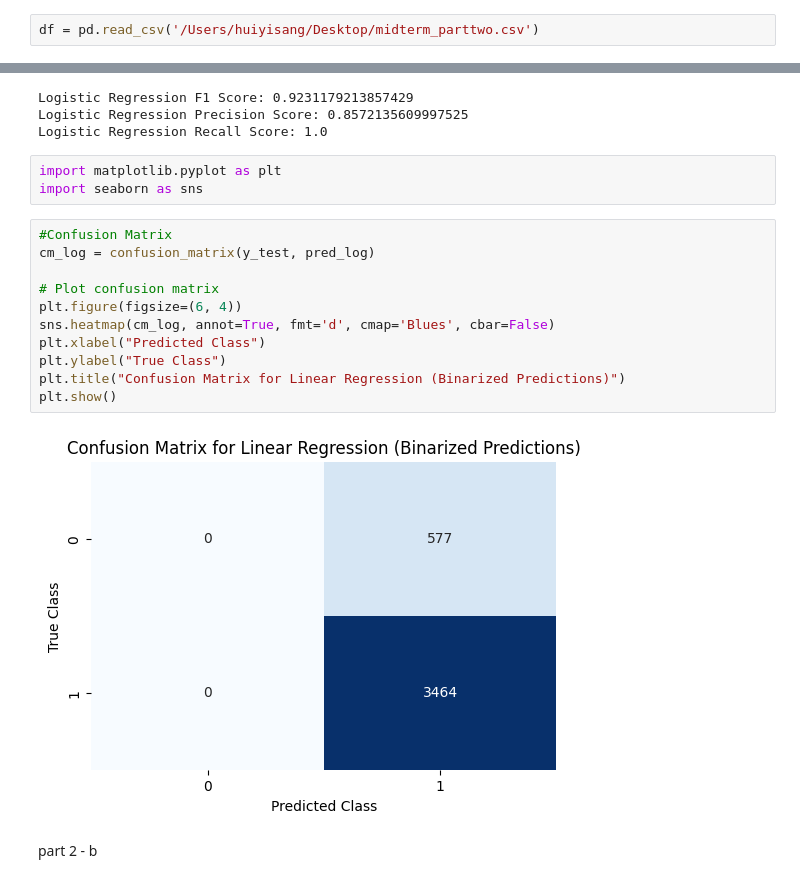
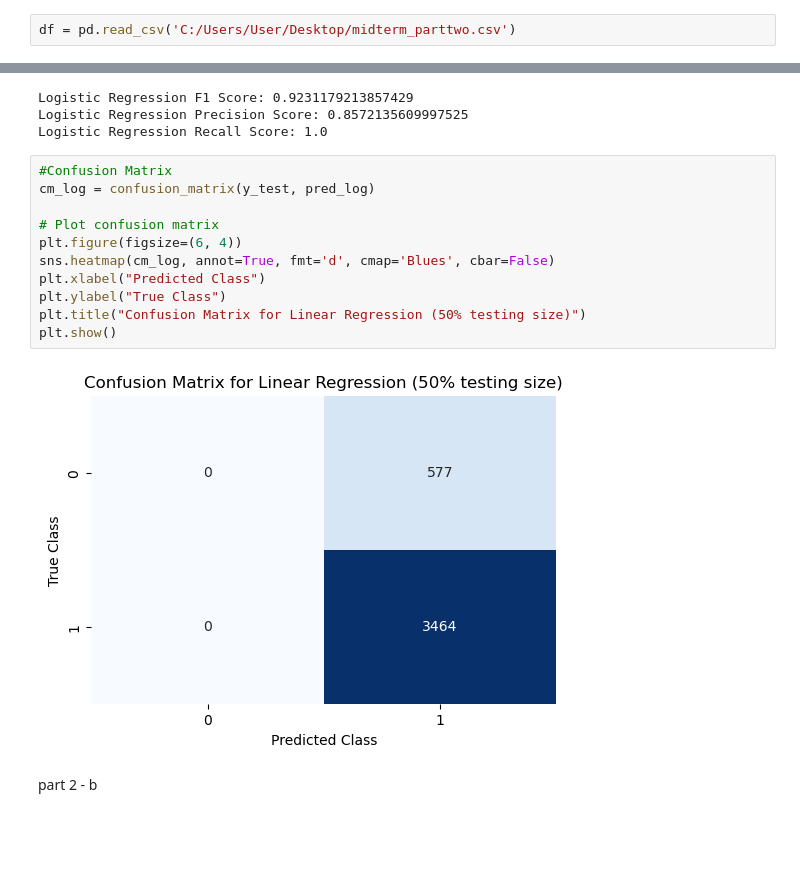
Before and after one commit to qmdismnp/Schulich_DS_MBAN, a Jupyter notebook: predictive midterm.ipynb, the cells around one changed output, grey strips where cells are left out. Drawn from its saved outputs; the diff is of its cells as text; blank space fills up the shorter version.

```diff
--- a/predictive midterm.ipynb
+++ b/predictive midterm.ipynb
@@ -135,5 +138,5 @@ from sklearn.metrics import classification_report,f1_score, PrecisionRecallDispl
 # %%
-df = pd.read_csv('/Users/huiyisang/Desktop/midterm_parttwo.csv')
+df = pd.read_csv('C:/Users/User/Desktop/midterm_parttwo.csv')
 # %%
 df.head()
 # %% [output]
@@ -205,21 +226,18 @@ print(f'Logistic Regression Recall Score: {recall_score(y_test, pred_log)}')
 Logistic Regression F1 Score: 0.9231179213857429
 Logistic Regression Precision Score: 0.8572135609997525
 Logistic Regression Recall Score: 1.0
-# %%
-import matplotlib.pyplot as plt
-import seaborn as sns
 # %%
 #Confusion Matrix
 cm_log = confusion_matrix(y_test, pred_log)
 
 # Plot confusion matrix
 plt.figure(figsize=(6, 4))
 sns.heatmap(cm_log, annot=True, fmt='d', cmap='Blues', cbar=False)
 plt.xlabel("Predicted Class")
 plt.ylabel("True Class")
-plt.title("Confusion Matrix for Linear Regression (Binarized Predictions)")
+plt.title("Confusion Matrix for Linear Regression (50% testing size)")
 plt.show()
 # %% [output]
-[figure, old version]
+[figure, new version]
 # %% [markdown]
 part 2 - b
```
Also changed, not shown: parts of 13 cells of this notebook, 1 other file.
